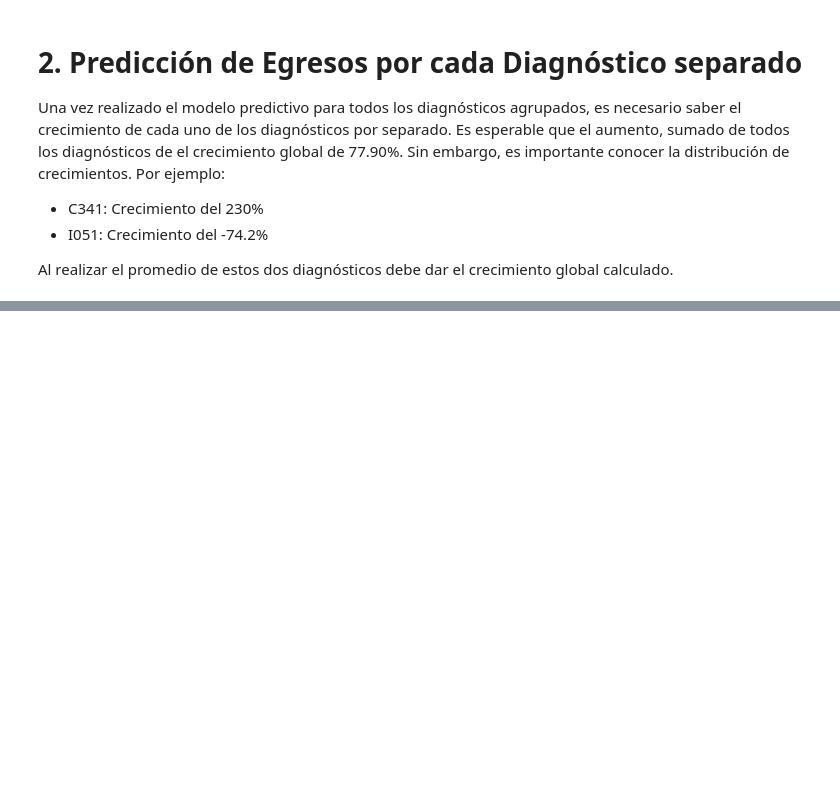
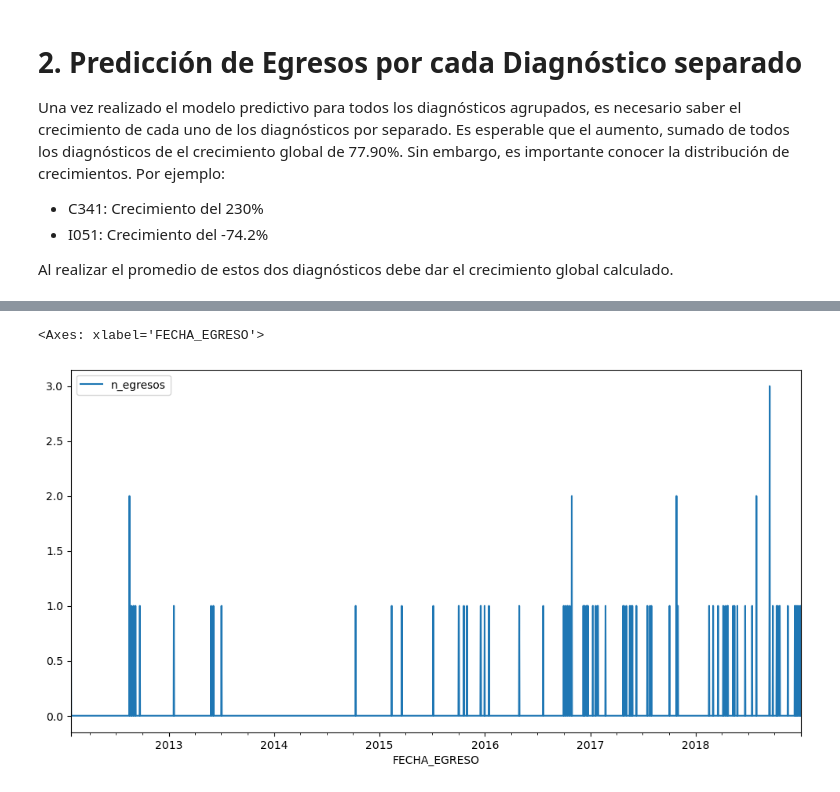
Before and after one commit to JavierRojas14/proyeccion-int, a Jupyter notebook: notebooks/4.0-jrb-final-forecasting.ipynb, the cells around one changed output, grey strips where cells are left out. Saved outputs shown, nothing was run; the diff lists cells and outputs as text; code cells hidden in the pictures; blank space fills up the shorter version.

Commit message:
Define logica para entrenar modelos para cada diag

```diff
--- a/notebooks/4.0-jrb-final-forecasting.ipynb
+++ b/notebooks/4.0-jrb-final-forecasting.ipynb
@@ -285,4 +285,4 @@ df = df.drop(
         "GLOSA_ESTABLECIMIENTO_SALUD",
     }
 )
-df = df.groupby(["FECHA_EGRESO", "DIAG1"]).sum().reset_index()
+df = df.groupby(["FECHA_EGRESO", "DIAG1"]).sum().reset_index(level=1)
@@ -296,6 +288,0 @@ all_df = pd.DataFrame(index=all_combinations).reset_index()
-# %%
-df = (
-    pd.merge(all_df, df, on=["FECHA_EGRESO", "DIAG1"], how="left")
-    .fillna(0)
-    .set_index(["FECHA_EGRESO", "DIAG1"])
-)
@@ -301,0 +359,5 @@ df = (
+# %%
+train_diag.plot()
+# %% [output]
+<Axes: xlabel='FECHA_EGRESO'>
+[figure, added]
```
Also changed, not shown: parts of 2 cells of this notebook.
